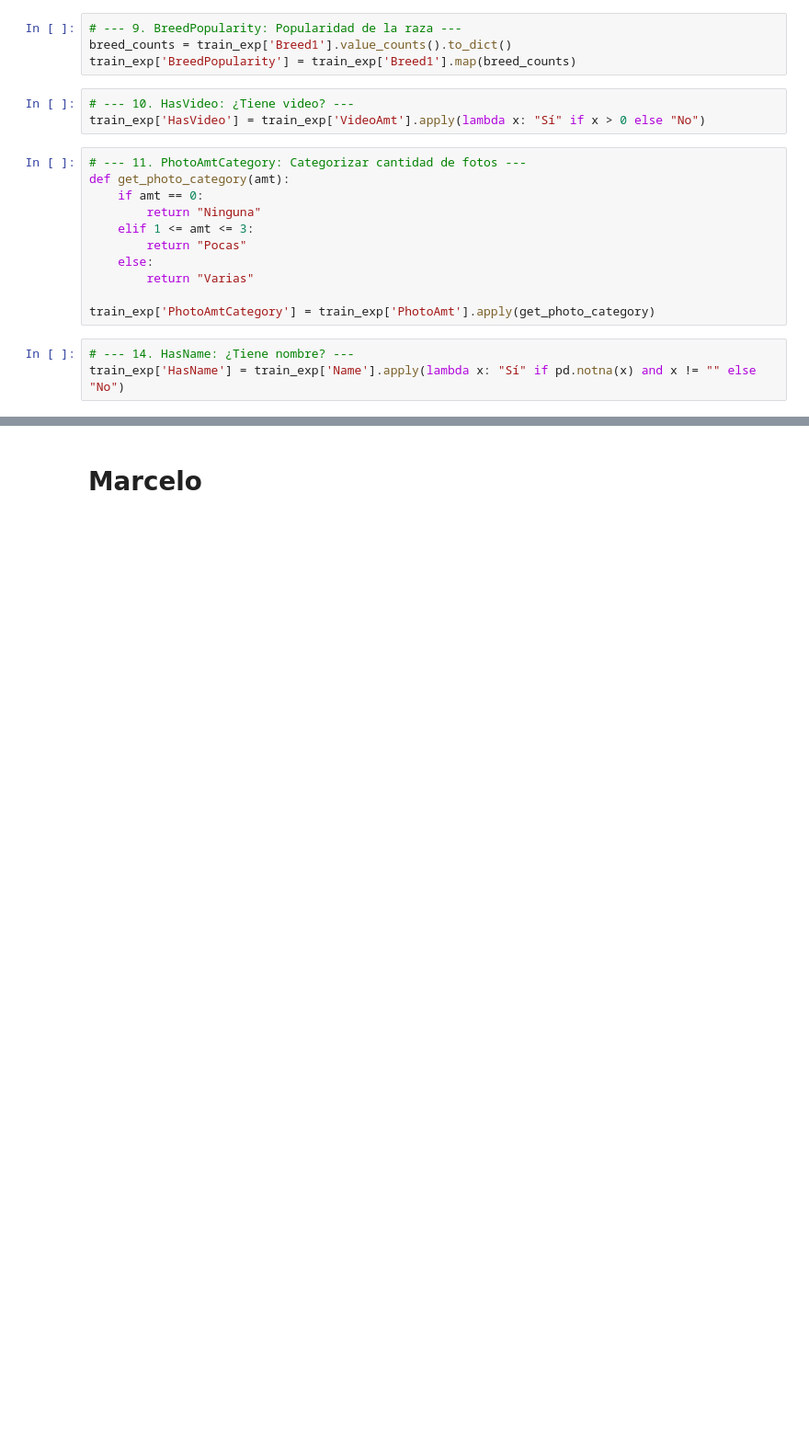
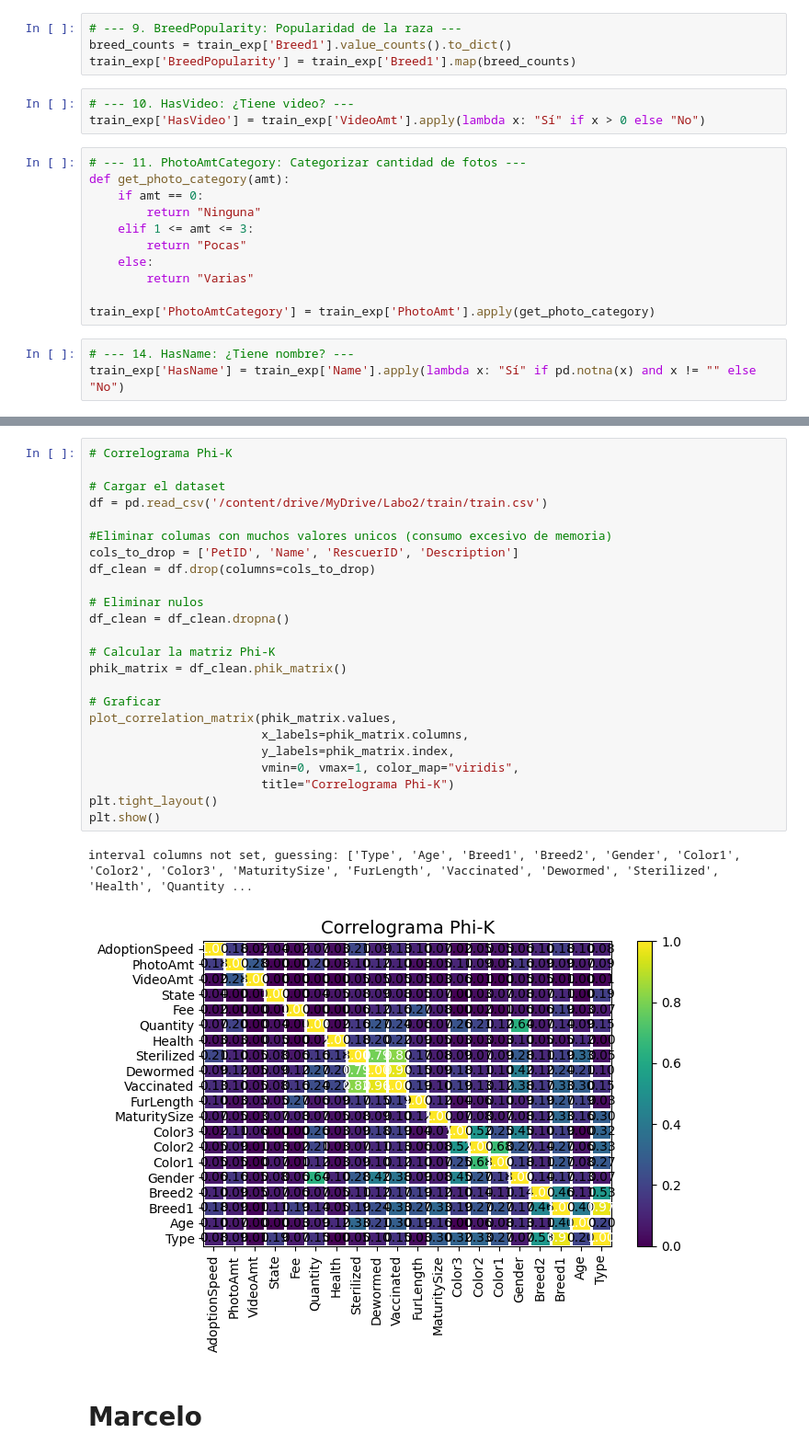
Before and after one commit to ctalamilla/austral-mcd-ldi2, a Jupyter notebook: 01_PetFinder_EDA_Grupo.ipynb, the cells around one changed output, grey strips where cells are left out. Shown at 92% size. Saved outputs shown, nothing was run; the diff lists cells and outputs as text; blank space fills up the shorter version.

```diff
--- a/01_PetFinder_EDA_Grupo.ipynb
+++ b/01_PetFinder_EDA_Grupo.ipynb
@@ -1058,2 +1058,29 @@ train_exp.head()
+# %%
+# Correlograma Phi-K
+
+# Cargar el dataset
+df = pd.read_csv('/content/drive/MyDrive/Labo2/train/train.csv')
+
+#Eliminar columas con muchos valores unicos (consumo excesivo de memoria)
+cols_to_drop = ['PetID', 'Name', 'RescuerID', 'Description']
+df_clean = df.drop(columns=cols_to_drop)
+
+# Eliminar nulos
+df_clean = df_clean.dropna()
+
+# Calcular la matriz Phi-K
+phik_matrix = df_clean.phik_matrix()
+
+# Graficar
+plot_correlation_matrix(phik_matrix.values,
+                        x_labels=phik_matrix.columns,
+                        y_labels=phik_matrix.index,
+                        vmin=0, vmax=1, color_map="viridis",
+                        title="Correlograma Phi-K")
+plt.tight_layout()
+plt.show()
+# %% [output]
+interval columns not set, guessing: ['Type', 'Age', 'Breed1', 'Breed2', 'Gender', 'Color1', 'Color2', 'Color3', 'MaturitySize', 'FurLength', 'Vaccinated', 'Dewormed', 'Sterilized', 'Health', 'Quantity ...
+[figure, added]
 # %% [markdown]
 # Marcelo
```
Also changed, not shown: parts of 25 cells of this notebook.
